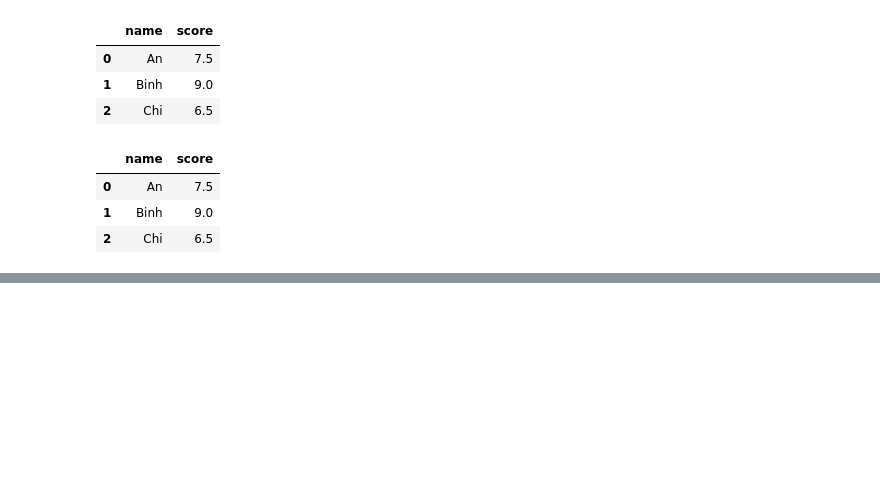
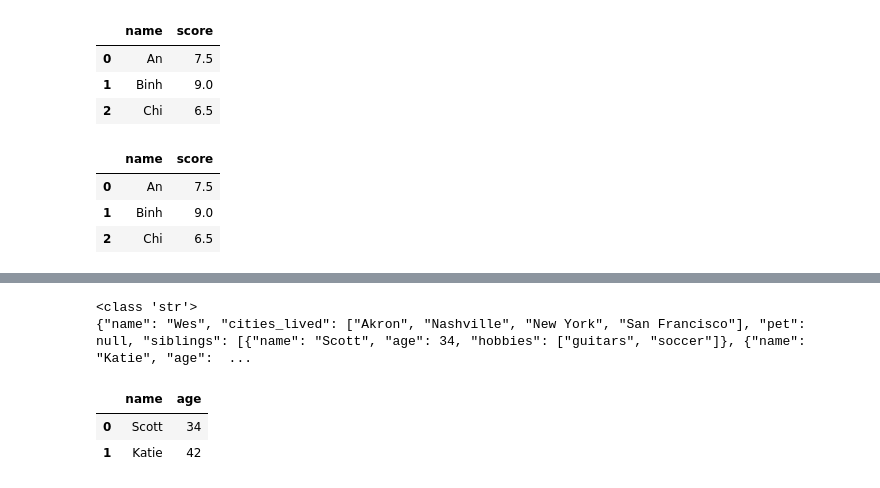
Before and after one commit to hon1701/Hoan-Data-Science-Course, a Jupyter notebook: notebooks/on_tap_01_python_jupyter.ipynb, the cells around one changed output, grey strips where cells are left out. Drawn from its saved outputs; the diff is of its cells as text; code cells hidden in the pictures; blank space fills up the shorter version.

```diff
--- a/notebooks/on_tap_01_python_jupyter.ipynb
+++ b/notebooks/on_tap_01_python_jupyter.ipynb
@@ -1288,0 +1289,33 @@ data.to_csv(sys.stdout, na_rep='NULL')
+# %%
+obj = """
+{
+  "name": "Wes",
+  "cities_lived": [
+    "Akron",
+    "Nashville",
+    "New York",
+    "San Francisco"
+  ],
+  "pet": null,
+  "siblings": [
+    {
+      "name": "Scott",
+      "age": 34,
+      "hobbies": ["guitars", "soccer"]
+    },
+    {
+      "name": "Katie",
+      "age": 42,
+      "hobbies": ["diving", "art"]
+    }
+  ]
+}
+"""
+print(type(obj))
+import json
+result = json.loads(obj)
+print(type(result))
+print(result["name"])
+print(result["pet"])
+print(result["cities_lived"])
+result
@@ -1288,0 +1333,20 @@ data.to_csv(sys.stdout, na_rep='NULL')
+# %%
+asjson = json.dumps(result)
+
+print(type(asjson))
+print(asjson)
+# %% [output]
+<class 'str'>
+{"name": "Wes", "cities_lived": ["Akron", "Nashville", "New York", "San Francisco"], "pet": null, "siblings": [{"name": "Scott", "age": 34, "hobbies": ["guitars", "soccer"]}, {"name": "Katie", "age":  ...
+# %%
+result["siblings"]
+siblings = pd.DataFrame(
+    result["siblings"],
+    columns=["name", "age"]
+)
+
+siblings
+# %% [output]
+|  | name | age |
+| 0 | Scott | 34 |
+| 1 | Katie | 42 |
```
Also changed, not shown: parts of 2 cells of this notebook.
